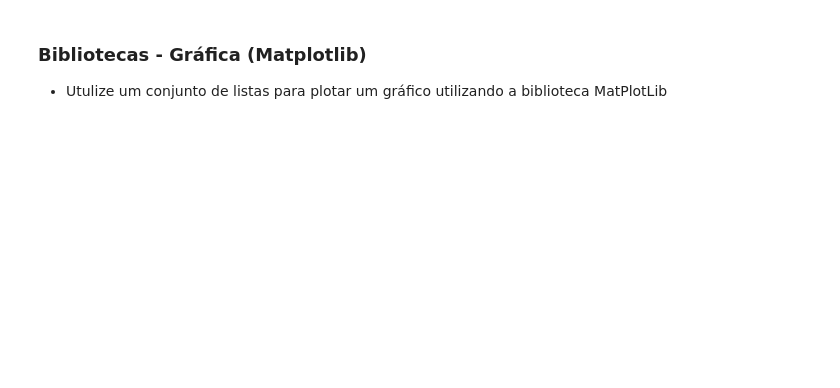
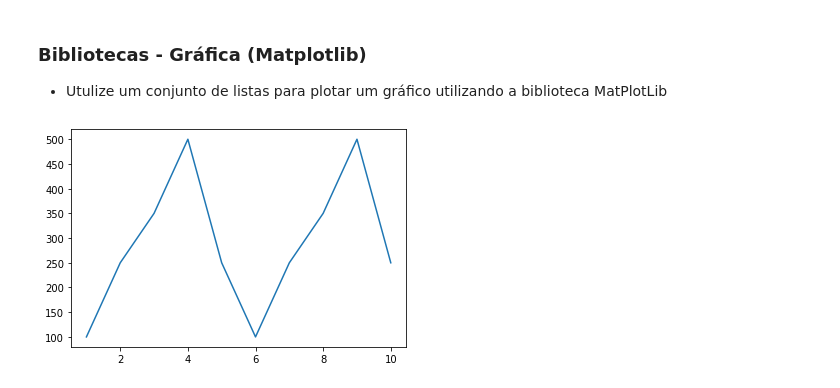
Before and after one commit to raulsa15/design, a Jupyter notebook: Revisao.ipynb, the cells around one changed output. Drawn from its saved outputs; the diff is of its cells as text; code cells hidden in the pictures; blank space fills up the shorter version.

```diff
--- a/Revisao.ipynb
+++ b/Revisao.ipynb
@@ -578,3 +622,12 @@ anos = list(range(2016, 2021))
 
 plt.plot(anos, medias)
 plt.show()
+# %%
+ano=[1,2,3,4,5,6,7,8,9,10]
+vendas=[100,250,350,500,250,100,250,350,500,250]
+# %%
+import matplotlib.pyplot as plt
+plt.plot(ano,vendas)
+plt.show()
+# %% [output]
+[figure, added]
```
Also changed, not shown: parts of 7 cells of this notebook.
